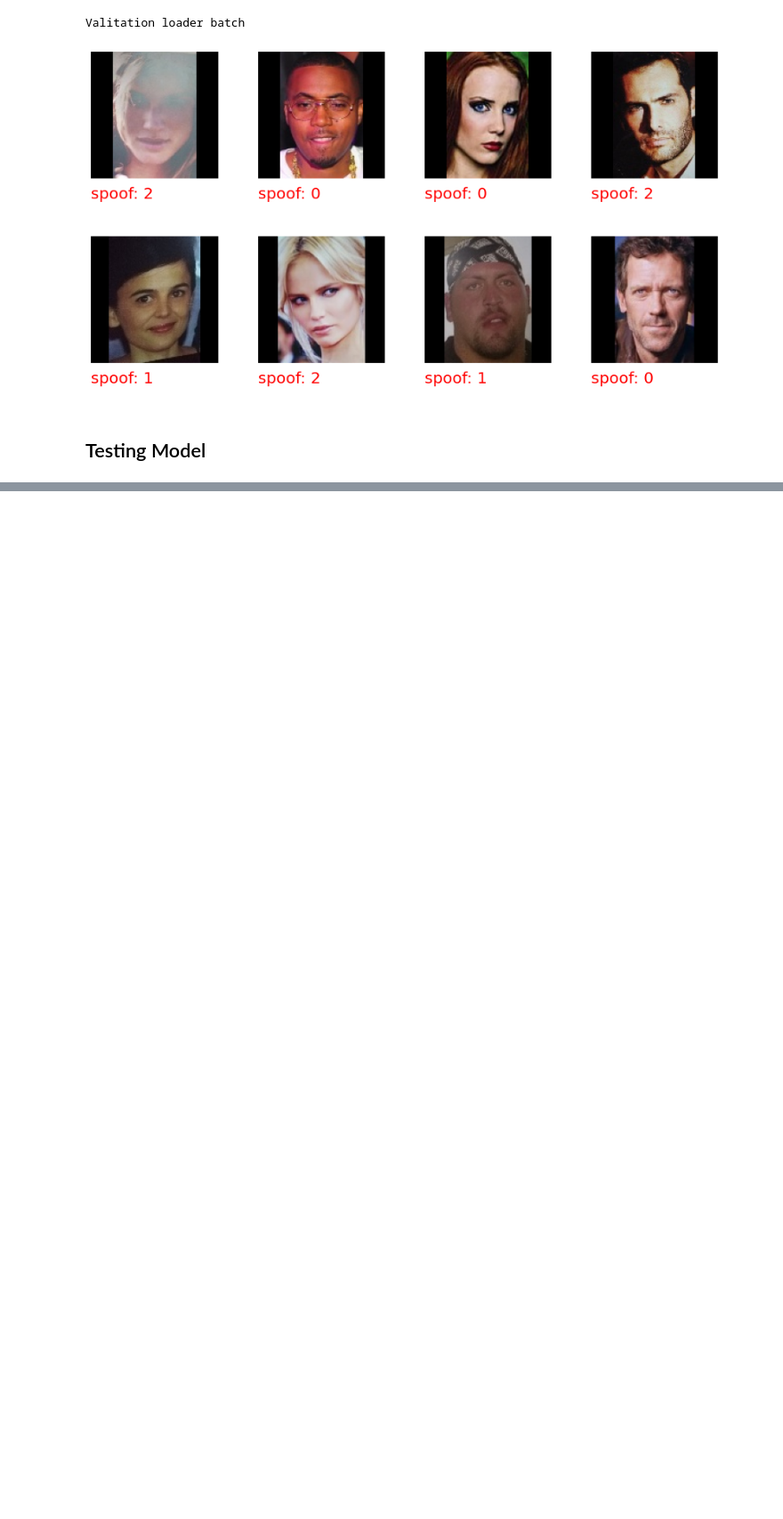
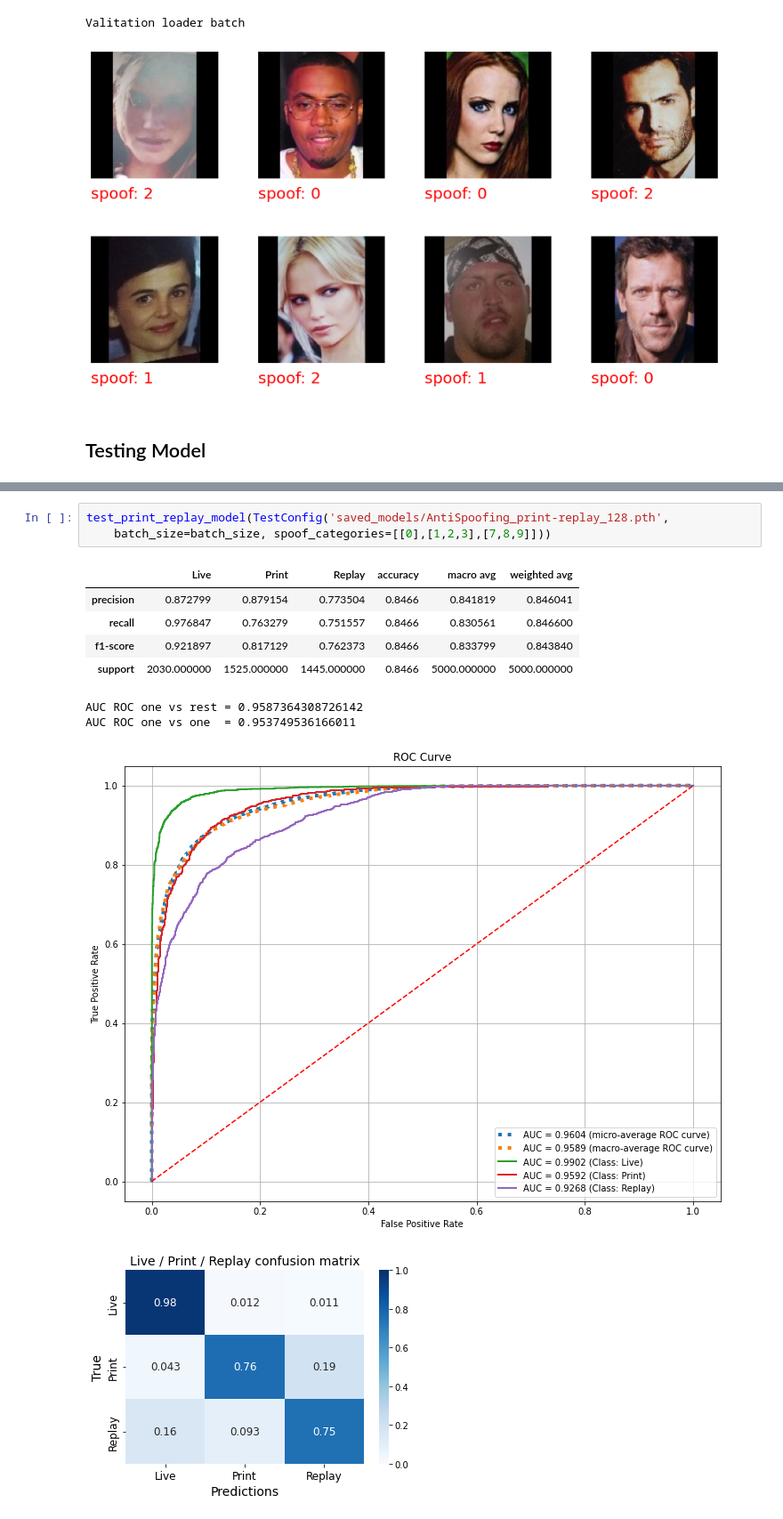
Before and after one commit to hairymax/Face-AntiSpoofing, a Jupyter notebook: FaceAntispoofing.ipynb, the cells around one changed output, grey strips where cells are left out. Shown at 89% size. Cells and saved outputs as stored; diff of their text form; blank space fills up the shorter version.

```diff
--- a/FaceAntispoofing.ipynb
+++ b/FaceAntispoofing.ipynb
@@ -230,0 +227,13 @@ pd.DataFrame(res, index = ['Live / Print / Replay'])
+# %%
+test_print_replay_model(TestConfig('saved_models/AntiSpoofing_print-replay_128.pth',
+    batch_size=batch_size, spoof_categories=[[0],[1,2,3],[7,8,9]]))
+# %% [output]
+|  | Live | Print | Replay | accuracy | macro avg | weighted avg |
+| precision | 0.872799 | 0.879154 | 0.773504 | 0.8466 | 0.841819 | 0.846041 |
+| recall | 0.976847 | 0.763279 | 0.751557 | 0.8466 | 0.830561 | 0.846600 |
+| f1-score | 0.921897 | 0.817129 | 0.762373 | 0.8466 | 0.833799 | 0.843840 |
+| support | 2030.000000 | 1525.000000 | 1445.000000 | 0.8466 | 5000.000000 | 5000.000000 |
+AUC ROC one vs rest = 0.9587364308726142
+AUC ROC one vs one  = 0.953749536166011
+[figure, added]
+[figure, added]
```
Also changed, not shown: parts of 4 cells of this notebook, 6 other files.
